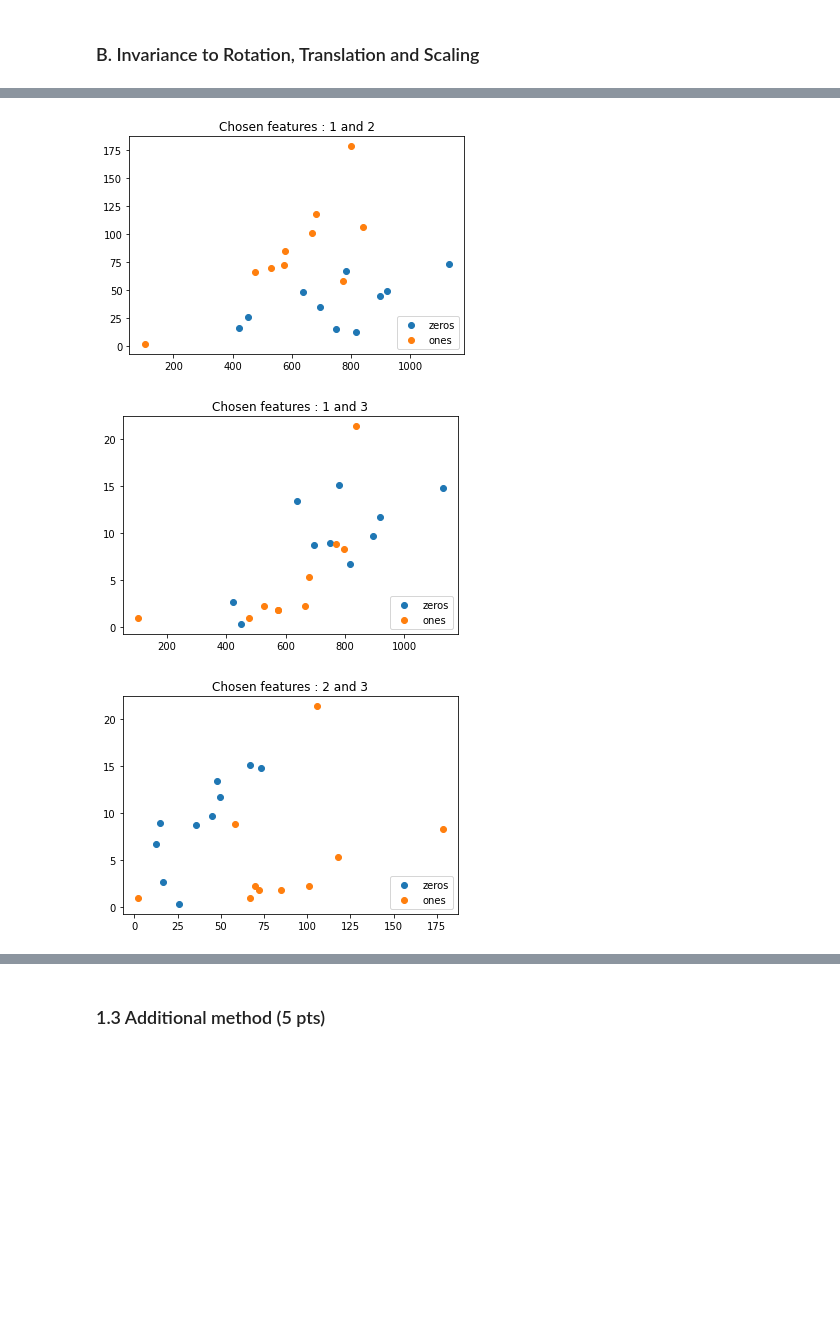
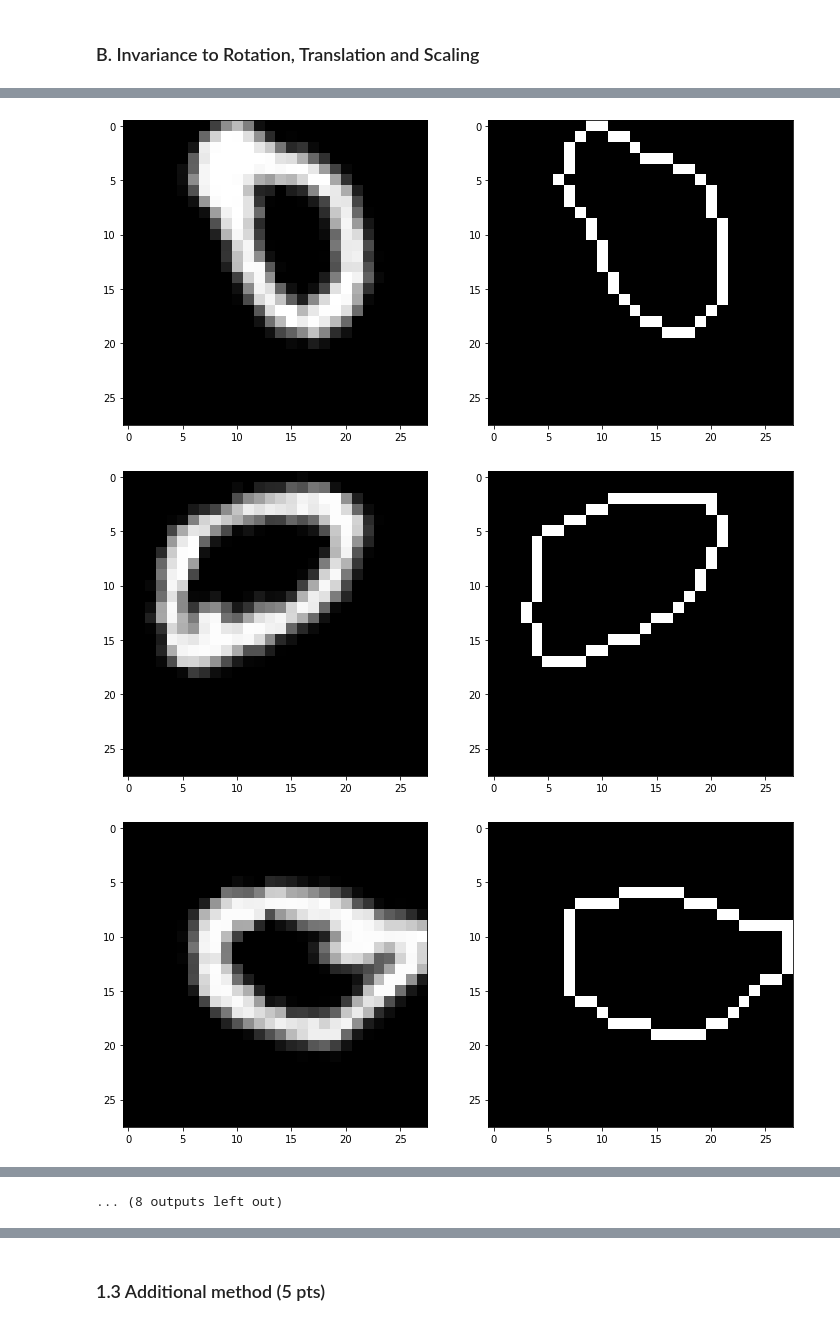
Before and after one commit to aamoros8/IAPR_EPFL, a Jupyter notebook: labs/lab_02_object_description.ipynb, the cells around one changed output, grey strips where cells are left out. Drawn from its saved outputs; the diff is of its cells as text; code cells hidden in the pictures; blank space fills up the shorter version.

```diff
--- a/labs/lab_02_object_description.ipynb
+++ b/labs/lab_02_object_description.ipynb
@@ -131,7 +131,7 @@ def first_descriptors(fourier,features):
 images = np.concatenate((zeros_im,ones_im))
 nb_zeros=zeros_im.shape[0]
 nb_ones=ones_im.shape[0]
-number_feat=3
+number_feat=2
 
 poss=int(special.binom((number_feat),2))
 descriptors=np.zeros((nb_zeros+nb_ones,2,poss))
@@ -184,14 +182,14 @@ import random
 zeros_im_dst=np.zeros(zeros_im.shape)
 ones_im_dst=np.zeros(ones_im.shape)
 rows,cols = zeros_im[0,:,:].shape
-scale=0.6
+scale=0.7
 rotation=360
 trans=4
 
 for i in range(0,len(zeros_im)):
     n1 = random.randint(-trans,trans)
     n2 = random.randint(-trans,trans)
-    sc = scale*random.random()+0.5
+    sc = 1#scale*random.random()+0.5
     rot = rotation*random.random()
     M_t = np.float32([[1,0,n1],[0,1,n2]])
     M_rot_sc = cv2.getRotationMatrix2D((cols/2,rows/2),rot,sc)
@@ -201,7 +199,7 @@ for i in range(0,len(zeros_im)):
 
     n3 = random.randint(-trans,trans)
     n4 = random.randint(-trans,trans)
-    sc1= scale*random.random()+0.5
+    sc1= 1#scale*random.random()+0.5
     rot1 = rotation*random.random()
     M_t1 = np.float32([[1,0,n3],[0,1,n4]])
     M_rot_sc1 = cv2.getRotationMatrix2D((cols/2,rows/2),rot1,sc1)
@@ -234,43 +232,38 @@ for ax, im, nm in zip(axes[3], ones_im_dst, ones_names):
 # %%
 images = np.concatenate((zeros_im_dst,ones_im_dst))
 nb_zeros=zeros_im_dst.shape[0]
 nb_ones=ones_im_dst.shape[0]
-number_feat=3
+number_feat=2
 
 poss=int(special.binom((number_feat),2))
 descriptors=np.zeros((nb_zeros+nb_ones,2,poss))
 ii=0
 jj=0
 
 for a, b in itertools.combinations(range(number_feat), 2):
     for im in images:
        # figg, axx = plt.subplots(1)
         #axx.imshow(im, cmap='gray')
 
         cont,newimg= find_contour(im)
 
         contimg=np.zeros_like(im)
         contimg[cont[:,1],cont[:,0]]=255;
 
+         #Show the original and the contour
+        fig, ax = plt.subplots(1, 2, figsize=(12, 7))
+        ax[0].imshow(im,cmap='gray')
+        ax[1].imshow(contimg, cmap='gray')
+        plt.show()
+
         fourier = to_Complex(cont)
         feat=np.array([a,b])
         descriptors[ii,:,jj]=first_descriptors(fourier,feat)
 
         ii+=1
     ii=0
     jj+=1
-
-
-# Plotting the first 2 fourier descriptors
-kk=0
-for a, b in itertools.combinations(range(number_feat), 2):
-    fig, ax = plt.subplots(1)
-    ax.scatter(descriptors[0:nb_zeros,0,kk],descriptors[0:nb_zeros,1,kk],label='zeros')
-    ax.scatter(descriptors[nb_zeros:,0,kk],descriptors[nb_zeros:,1,kk],label='ones')
-    plt.title('Chosen features : {} and {}'.format(a+1,b+1))
-    leg=ax.legend(loc='lower right')
-    kk+=1
 # %% [output]
-[figure, old version]
+[figure, new version]
-[figure, old version]
+[figure, new version]
-[figure, old version]
+[figure, new version]
@@ -276,0 +279 @@ for a, b in itertools.combinations(range(number_feat), 2):
+... (8 outputs left out)
```
Also changed, not shown: parts of 5 cells of this notebook.
